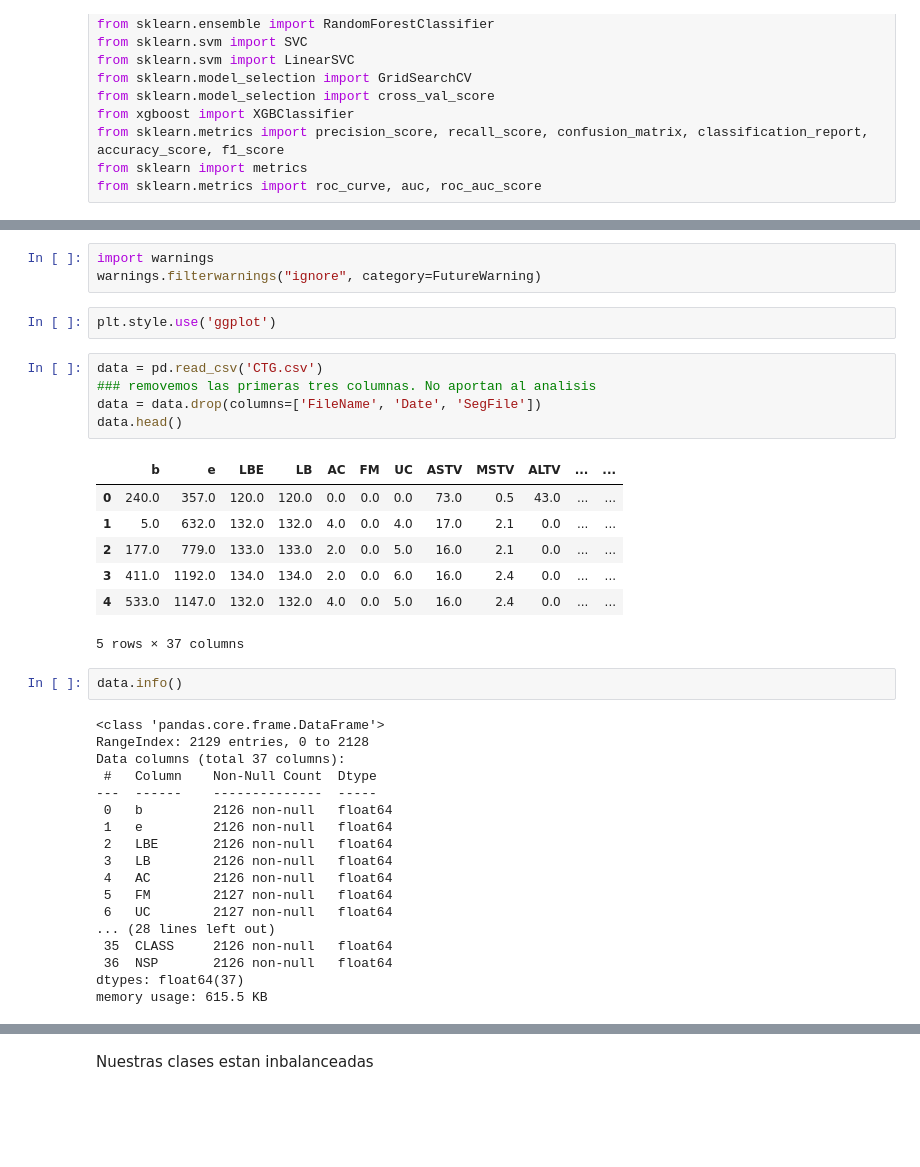
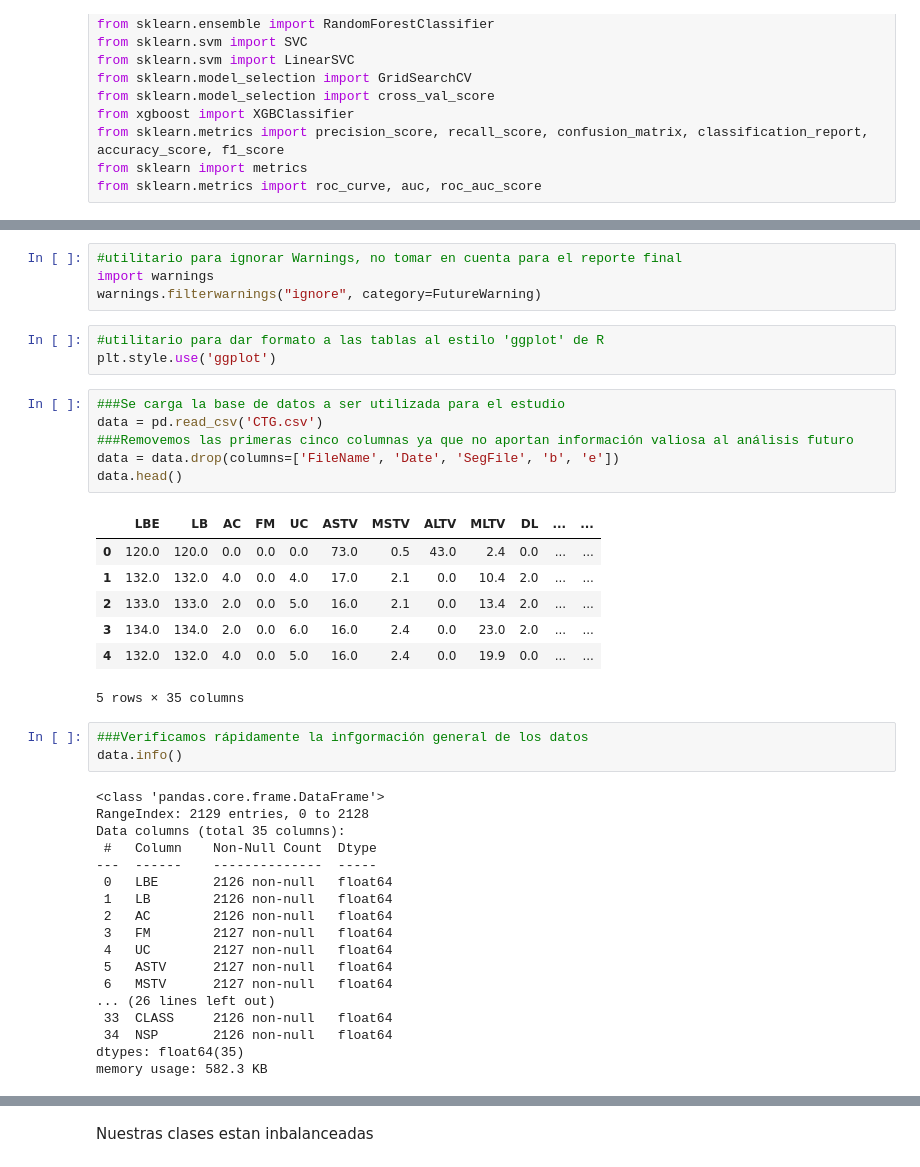
Before and after one commit to moqca/ia_masterrs, a Jupyter notebook: apre_aut/mexmiart03_act3/act3.ipynb, the cells around one changed output, grey strips where cells are left out. Drawn from its saved outputs; the diff is of its cells as text; blank space fills up the shorter version.

```diff
--- a/apre_aut/mexmiart03_act3/act3.ipynb
+++ b/apre_aut/mexmiart03_act3/act3.ipynb
@@ -28,39 +28,43 @@ Requirement already satisfied: scipy in /Users/andresmoreno/anaconda3/lib/python
 # %%
+#utilitario para ignorar Warnings, no tomar en cuenta para el reporte final
 import warnings
 warnings.filterwarnings("ignore", category=FutureWarning)
 # %%
+#utilitario para dar formato a las tablas al estilo 'ggplot' de R
 plt.style.use('ggplot')
 # %%
+###Se carga la base de datos a ser utilizada para el estudio
 data = pd.read_csv('CTG.csv')
-### removemos las primeras tres columnas. No aportan al analisis
-data = data.drop(columns=['FileName', 'Date', 'SegFile'])
+###Removemos las primeras cinco columnas ya que no aportan información valiosa al análisis futuro
+data = data.drop(columns=['FileName', 'Date', 'SegFile', 'b', 'e'])
 data.head()
 # %% [output]
-|  | b | e | LBE | LB | AC | FM | UC | ASTV | MSTV | ALTV | ... | ... |
-| 0 | 240.0 | 357.0 | 120.0 | 120.0 | 0.0 | 0.0 | 0.0 | 73.0 | 0.5 | 43.0 | ... | ... |
-| 1 | 5.0 | 632.0 | 132.0 | 132.0 | 4.0 | 0.0 | 4.0 | 17.0 | 2.1 | 0.0 | ... | ... |
-| 2 | 177.0 | 779.0 | 133.0 | 133.0 | 2.0 | 0.0 | 5.0 | 16.0 | 2.1 | 0.0 | ... | ... |
-| 3 | 411.0 | 1192.0 | 134.0 | 134.0 | 2.0 | 0.0 | 6.0 | 16.0 | 2.4 | 0.0 | ... | ... |
-| 4 | 533.0 | 1147.0 | 132.0 | 132.0 | 4.0 | 0.0 | 5.0 | 16.0 | 2.4 | 0.0 | ... | ... |
+|  | LBE | LB | AC | FM | UC | ASTV | MSTV | ALTV | MLTV | DL | ... | ... |
+| 0 | 120.0 | 120.0 | 0.0 | 0.0 | 0.0 | 73.0 | 0.5 | 43.0 | 2.4 | 0.0 | ... | ... |
+| 1 | 132.0 | 132.0 | 4.0 | 0.0 | 4.0 | 17.0 | 2.1 | 0.0 | 10.4 | 2.0 | ... | ... |
+| 2 | 133.0 | 133.0 | 2.0 | 0.0 | 5.0 | 16.0 | 2.1 | 0.0 | 13.4 | 2.0 | ... | ... |
+| 3 | 134.0 | 134.0 | 2.0 | 0.0 | 6.0 | 16.0 | 2.4 | 0.0 | 23.0 | 2.0 | ... | ... |
+| 4 | 132.0 | 132.0 | 4.0 | 0.0 | 5.0 | 16.0 | 2.4 | 0.0 | 19.9 | 0.0 | ... | ... |
-5 rows × 37 columns
+5 rows × 35 columns
 # %%
+###Verificamos rápidamente la infgormación general de los datos
 data.info()
 # %% [output]
 <class 'pandas.core.frame.DataFrame'>
 RangeIndex: 2129 entries, 0 to 2128
-Data columns (total 37 columns):
+Data columns (total 35 columns):
  #   Column    Non-Null Count  Dtype
 ---  ------    --------------  -----
- 0   b         2126 non-null   float64
- 1   e         2126 non-null   float64
- 2   LBE       2126 non-null   float64
- 3   LB        2126 non-null   float64
- 4   AC        2126 non-null   float64
- 5   FM        2127 non-null   float64
- 6   UC        2127 non-null   float64
-... (28 lines left out)
- 35  CLASS     2126 non-null   float64
- 36  NSP       2126 non-null   float64
-dtypes: float64(37)
-memory usage: 615.5 KB
+ 0   LBE       2126 non-null   float64
+ 1   LB        2126 non-null   float64
+ 2   AC        2126 non-null   float64
+ 3   FM        2127 non-null   float64
+ 4   UC        2127 non-null   float64
+ 5   ASTV      2127 non-null   float64
+ 6   MSTV      2127 non-null   float64
+... (26 lines left out)
+ 33  CLASS     2126 non-null   float64
+ 34  NSP       2126 non-null   float64
+dtypes: float64(35)
+memory usage: 582.3 KB
 # %%
```
Also changed, not shown: parts of 10 cells of this notebook.
